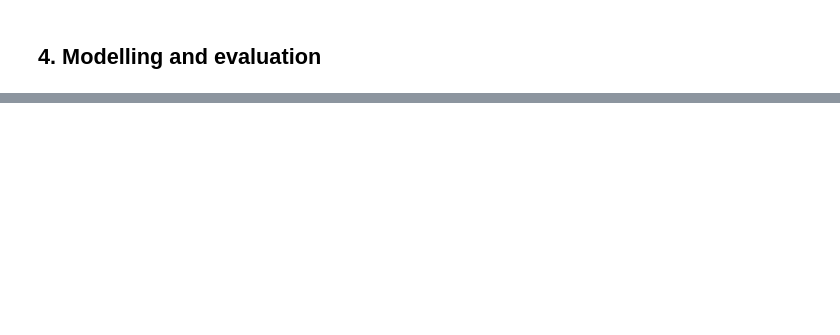
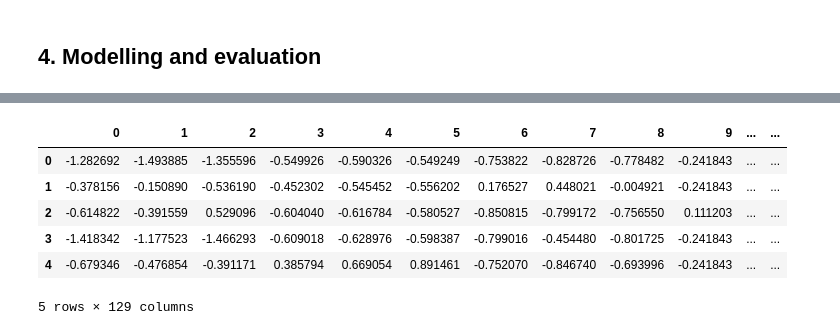
Before and after one commit to jawad360/epgp-course-casestudy-telecom-churn, a Jupyter notebook: submission.ipynb, the cells around one changed output, grey strips where cells are left out. Cells and saved outputs as stored; diff of their text form; code cells hidden in the pictures; blank space fills up the shorter version.

```diff
--- a/submission.ipynb
+++ b/submission.ipynb
@@ -479,0 +661,18 @@ X_train_pca.head()
+# %%
+df_test["total_rech_amt"] = df_test["total_rech_amt_6"] + df_test["total_rech_amt_7"] + df_test["total_rech_amt_8"]
+# %%
+df_test["total_vol_2g_3g"] = df_test["vol_2g_mb_6"] + df_test["vol_2g_mb_7"] + df_test["vol_2g_mb_8"] + df_test["vol_3g_mb_6"] + df_test["vol_3g_mb_7"] + df_test["vol_3g_mb_8"]
+# %%
+df_test["total_mou"] = df_test["onnet_mou_6"] + df_test["onnet_mou_7"] + df_test["onnet_mou_8"] + df_test["offnet_mou_6"] + df_test["offnet_mou_7"] + df_test["offnet_mou_8"]
+# %%
+X_test = scaler.transform(df_test)
+# %%
+pd.DataFrame(X_test).head()
+# %% [output]
+|  | 0 | 1 | 2 | 3 | 4 | 5 | 6 | 7 | 8 | 9 | ... | ... |
+| 0 | -1.282692 | -1.493885 | -1.355596 | -0.549926 | -0.590326 | -0.549249 | -0.753822 | -0.828726 | -0.778482 | -0.241843 | ... | ... |
+| 1 | -0.378156 | -0.150890 | -0.536190 | -0.452302 | -0.545452 | -0.556202 | 0.176527 | 0.448021 | -0.004921 | -0.241843 | ... | ... |
+| 2 | -0.614822 | -0.391559 | 0.529096 | -0.604040 | -0.616784 | -0.580527 | -0.850815 | -0.799172 | -0.756550 | 0.111203 | ... | ... |
+| 3 | -1.418342 | -1.177523 | -1.466293 | -0.609018 | -0.628976 | -0.598387 | -0.799016 | -0.454480 | -0.801725 | -0.241843 | ... | ... |
+| 4 | -0.679346 | -0.476854 | -0.391171 | 0.385794 | 0.669054 | 0.891461 | -0.752070 | -0.846740 | -0.693996 | -0.241843 | ... | ... |
+5 rows × 129 columns
```
Also changed, not shown: parts of 57 cells of this notebook.
